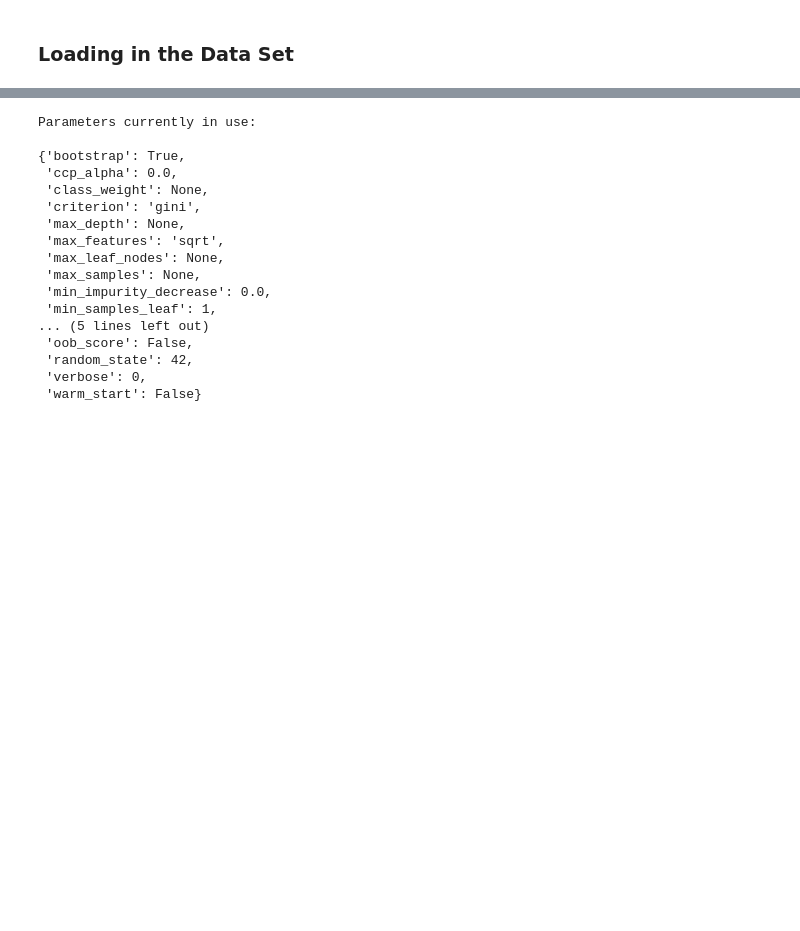
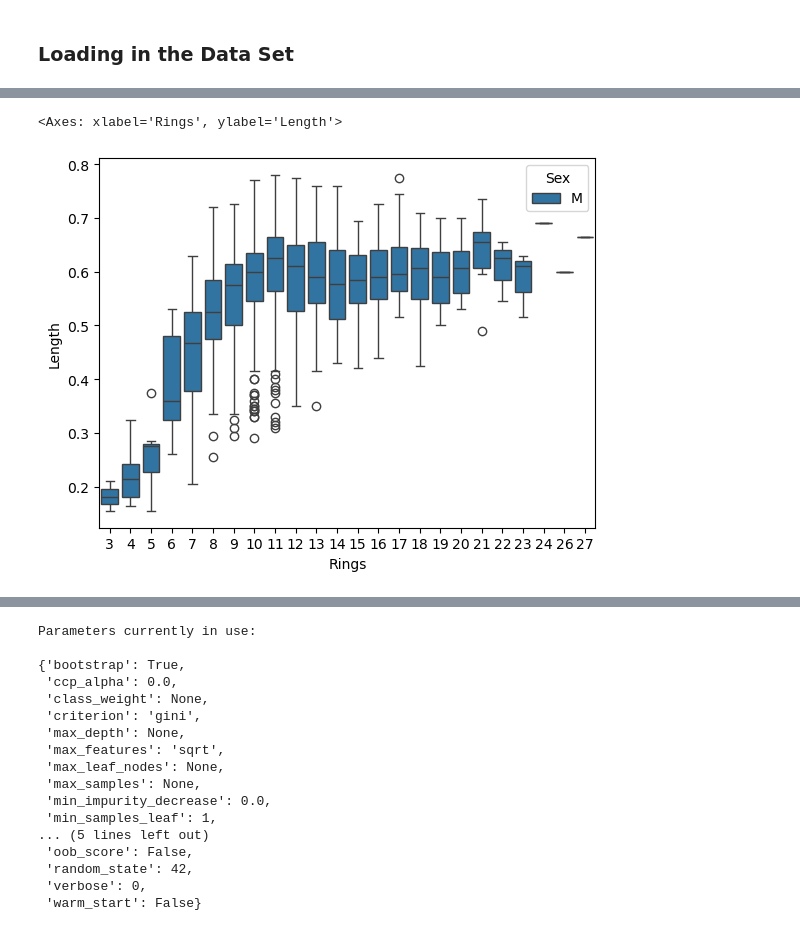
Before and after one commit to claraelisabeth/MachineLearning, a Jupyter notebook: abalone.ipynb, the cells around one changed output, grey strips where cells are left out. Saved outputs shown, nothing was run; the diff lists cells and outputs as text; code cells hidden in the pictures; blank space fills up the shorter version.

```diff
--- a/abalone.ipynb
+++ b/abalone.ipynb
@@ -213,0 +293,8 @@ Column 'Rings' has 278 outliers.
+# %%
+boxplot_outliers = (abalone_df.loc[abalone_df['Sex'].isin(['M'])]
+    .loc[:,['Length','Rings','Sex']])
+
+sns.boxplot(x="Rings",y="Length", hue='Sex',data=boxplot_outliers)
+# %% [output]
+<Axes: xlabel='Rings', ylabel='Length'>
+[figure, added]
```
Also changed, not shown: parts of 61 cells of this notebook.
